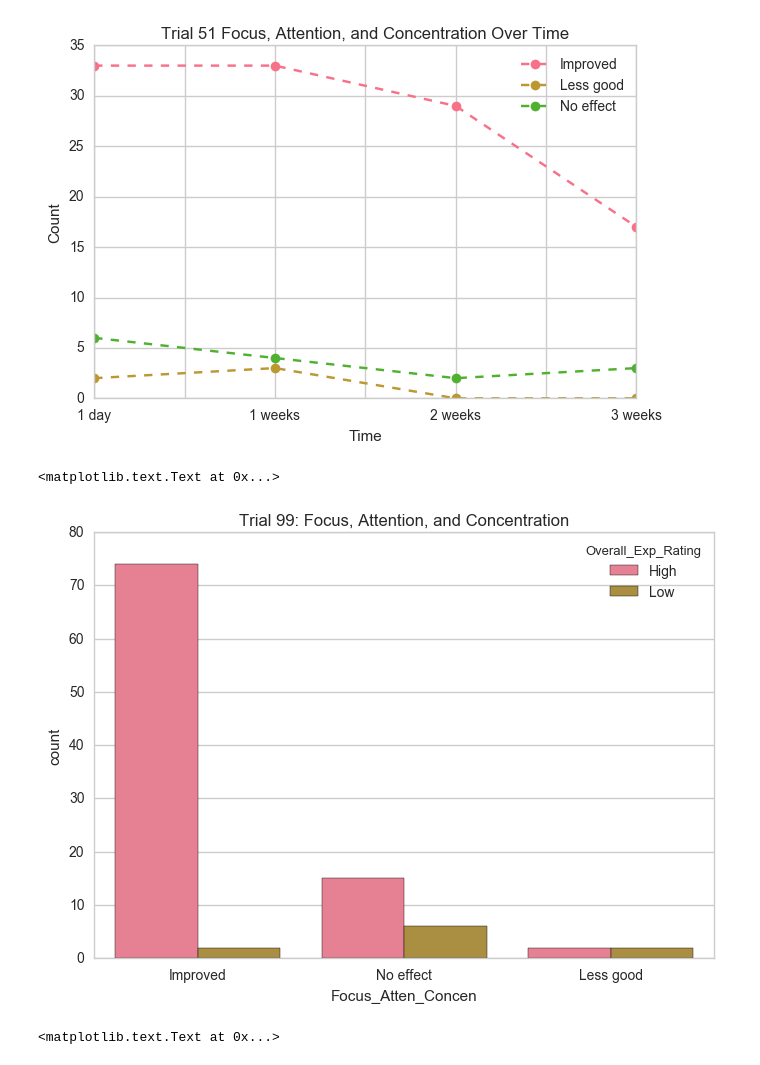
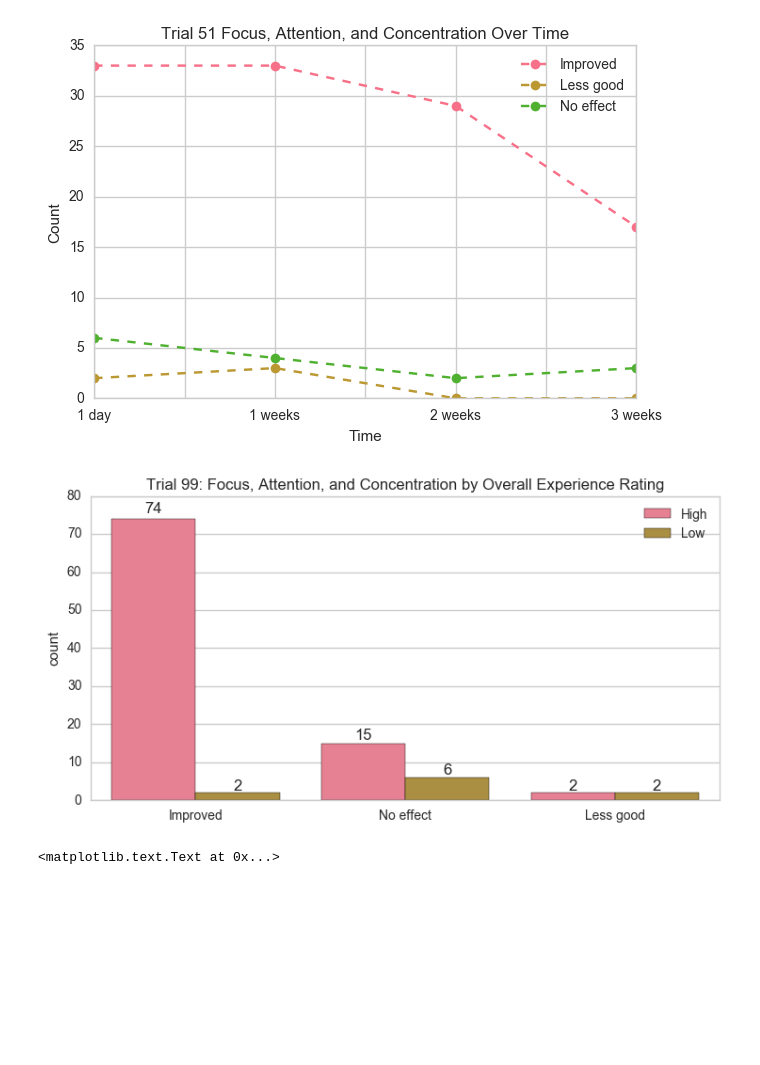
Before and after one commit to s-leung/NootropicProject, a Jupyter notebook: EDA.ipynb, the cells around one changed output. Saved outputs shown, nothing was run; the diff lists cells and outputs as text; code cells hidden in the pictures; blank space fills up the shorter version.

```diff
--- a/EDA.ipynb
+++ b/EDA.ipynb
@@ -82,7 +95,9 @@ x_order2 = ['Improved', 'No effect', 'Less good']
 def count_plot(df, col, title):
     """creates count plot that is further categorized by the rating they tend to give"""
     if df is df_99:
-        ax = sns.countplot(x=col, data=df, hue='Overall_Exp_Rating', order=x_order2)
+        fig, ax = plt.subplots(figsize=(7.5,4))
+
+        ax = sns.countplot(x=col, data=df, hue='Overall_Exp_Rating', order=x_order2 )
 
         total = len(df[col])
         for p in ax.patches:
@@ -90,10 +105,14 @@ def count_plot(df, col, title):
             if math.isnan(height)==False:
                 ax.text(p.get_x() + p.get_width() /2., 1.01 * height, '%d' % int(height), ha='center', va='bottom')
 
-                ax.set_title(title)
+                ax.set_title(str(title) + ' ' + 'by Overall Experience Rating')
+                ax.set_xlabel(' ')
                 ax.legend(loc='upper right')
+                plt.tight_layout()
         plt.show()
     else:
+        fig, ax = plt.subplots(figsize=(7.5,4))
+
         ax = sns.countplot(x=col, data=df, hue='Overall_Exp_Rating', order=x_order2, palette='cubehelix')
         ax.legend(loc='upper right')
         total = len(df[col])
@@ -102,5 +121,8 @@ def count_plot(df, col, title):
             if math.isnan(height) == False:
                 ax.text(p.get_x() + p.get_width() /2., 1.01 * height, '%d' % int(height), ha='center', va='bottom')
                 ax.legend(loc='upper right')
-                ax.set_title(title)
+                ax.set_title(str(title) + ' ' + 'by Overall Experience Rating')
+                ax.set_xlabel(' ')
+                plt.tight_layout()
+
         plt.show()
@@ -433,11 +481,9 @@ OT_plot(df_51, 'Focus_Atten_Concen', 'Trial 51 Focus, Attention, and Concentrati
 # %% [output]
 [figure]
 # %%
-sns.countplot(x='Focus_Atten_Concen',hue='Overall_Exp_Rating', data=df_99, order=x_order2)
-plt.title('Trial 99: Focus, Attention, and Concentration')
+count_plot(df_99, 'Focus_Atten_Concen', 'Trial 99: Focus, Attention, and Concentration by Overall Experience Rating')
 # %% [output]
-<matplotlib.text.Text at 0x...>
-[figure, old version]
+[figure, new version]
 # %%
 sns.countplot(x='Focus_Atten_Concen', data=df_99, hue='User_Status', order=x_order2)
 plt.title('Trial 99: Focus, Attention and Concentration by User')
```
Also changed, not shown: parts of 53 cells of this notebook.
